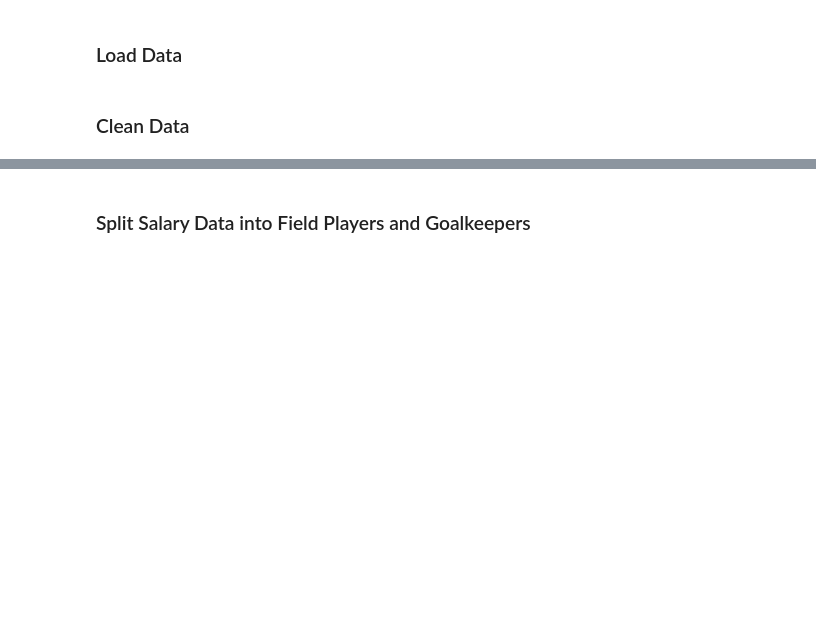
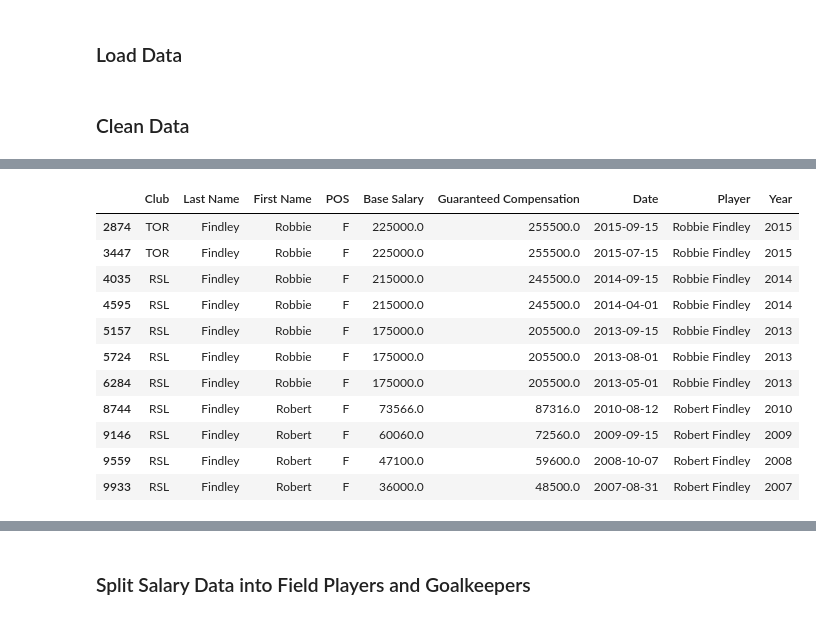
Before and after one commit to cneiderer/Class_Projects, a Jupyter notebook: Project_2/LinkingStats.ipynb, the cells around one changed output, grey strips where cells are left out. Saved outputs shown, nothing was run; the diff lists cells and outputs as text; code cells hidden in the pictures; blank space fills up the shorter version.

```diff
--- a/Project_2/LinkingStats.ipynb
+++ b/Project_2/LinkingStats.ipynb
@@ -99,3 +119,7 @@ for col in float_cols:
+# %%
+str_cols = ['Player', 'Club', 'POS', 'Season', 'Last Name', 'First Name']
+for col in str_cols:
+    gk_df[col] = gk_df[col].str.strip()
 # %% [markdown]
 #### Save Clean Data
 # %%
@@ -120,26 +145,23 @@ salary_df['Last Name'] = salary_df['Last Name'].str.strip()
 salary_df['First Name'] = salary_df['First Name'].str.strip()
 salary_df['Player'] = salary_df['First Name'] + ' ' + salary_df['Last Name']
 
+# Replace NAN names with empty string
+salary_df['First Name'] = salary_df['First Name'].replace(np.nan, '')
+salary_df['Last Name'] = salary_df['Last Name'].replace(np.nan, '')
+
 # Rename Pos to POS for linking
 salary_df.rename(columns={'Pos': 'POS'}, inplace=True)
 
 # Create Year Column
 salary_df['Year'] = salary_df.Date.map(lambda x: x.year)
+
+# Convert money str to float
+def convert_money(salary_df, columns):
+    if isinstance(columns, str):
+        columns = [columns]
+    for col in columns:
+        salary_df[col] = salary_df[col].replace('', 0)
+        salary_df[col] = salary_df[col].replace('-', 0)
+        salary_df[col] = salary_df[col].replace('[\$,]', '', regex=True).astype(float)
+    return salary_df
+salary_df = convert_money(salary_df, ['Base Salary', 'Guaranteed Compensation'])
-# %%
-# Convert numeric str to float
-def convert_money(money_str):
-    money_str = money_str.strip()
-    # replace empty str with 0
-    if len(money_str) == 0:
-        money_str = re.sub('', '0', money_str)
-    return float(re.sub('[\$,]', '', re.sub('-', '0', money_str)))
-
-# Convert Salary Columns
-salary_df['Base Salary'] = salary_df['Base Salary'].map(lambda x: convert_money(x))
-salary_df['Guaranteed Compensation'] = salary_df['Guaranteed Compensation'].map(lambda x: convert_money(x))
-
-# # Pure Pandas Implementation
-# salary_df = salary_df.replace('', 0)
-# salary_df = salary_df.replace('-', 0)
-# salary_df['Base Salary'] = salary_df['Base Salary'].replace('[\$,]', '', regex=True).astype(float)
-# salary_df['Guaranteed Compensation'] = salary_df['Guaranteed Compensation'].replace('[\$,]', '', regex=True).astype(float)
@@ -145,0 +170,4 @@ salary_df['Guaranteed Compensation'] = salary_df['Guaranteed Compensation'].map(
+# %%
+str_cols = ['Player', 'Club', 'POS', 'Last Name', 'First Name']
+for col in str_cols:
+    salary_df[col] = salary_df[col].str.strip()
@@ -145,0 +185,15 @@ salary_df['Guaranteed Compensation'] = salary_df['Guaranteed Compensation'].map(
+# %%
+salary_df[salary_df['Last Name'] == 'Findley']
+# %% [output]
+|  | Club | Last Name | First Name | POS | Base Salary | Guaranteed Compensation | Date | Player | Year |
+| 2874 | TOR | Findley | Robbie | F | 225000.0 | 255500.0 | 2015-09-15 | Robbie Findley | 2015 |
+| 3447 | TOR | Findley | Robbie | F | 225000.0 | 255500.0 | 2015-07-15 | Robbie Findley | 2015 |
+| 4035 | RSL | Findley | Robbie | F | 215000.0 | 245500.0 | 2014-09-15 | Robbie Findley | 2014 |
+| 4595 | RSL | Findley | Robbie | F | 215000.0 | 245500.0 | 2014-04-01 | Robbie Findley | 2014 |
+| 5157 | RSL | Findley | Robbie | F | 175000.0 | 205500.0 | 2013-09-15 | Robbie Findley | 2013 |
+| 5724 | RSL | Findley | Robbie | F | 175000.0 | 205500.0 | 2013-08-01 | Robbie Findley | 2013 |
+| 6284 | RSL | Findley | Robbie | F | 175000.0 | 205500.0 | 2013-05-01 | Robbie Findley | 2013 |
+| 8744 | RSL | Findley | Robert | F | 73566.0 | 87316.0 | 2010-08-12 | Robert Findley | 2010 |
+| 9146 | RSL | Findley | Robert | F | 60060.0 | 72560.0 | 2009-09-15 | Robert Findley | 2009 |
+| 9559 | RSL | Findley | Robert | F | 47100.0 | 59600.0 | 2008-10-07 | Robert Findley | 2008 |
+| 9933 | RSL | Findley | Robert | F | 36000.0 | 48500.0 | 2007-08-31 | Robert Findley | 2007 |
```
Also changed, not shown: parts of 47 cells of this notebook, 1 other file.
